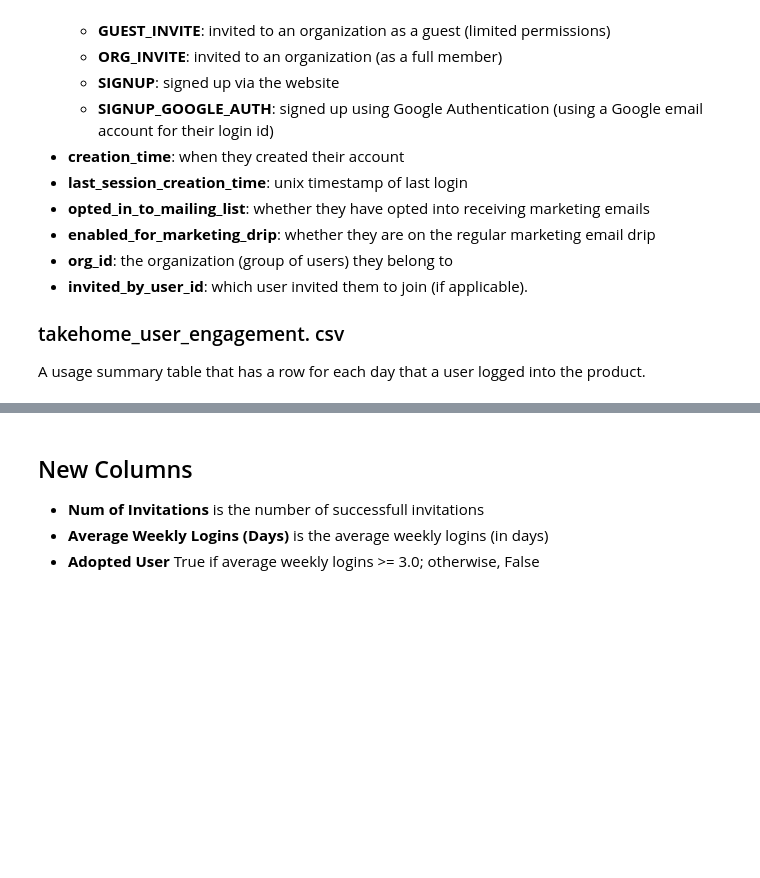
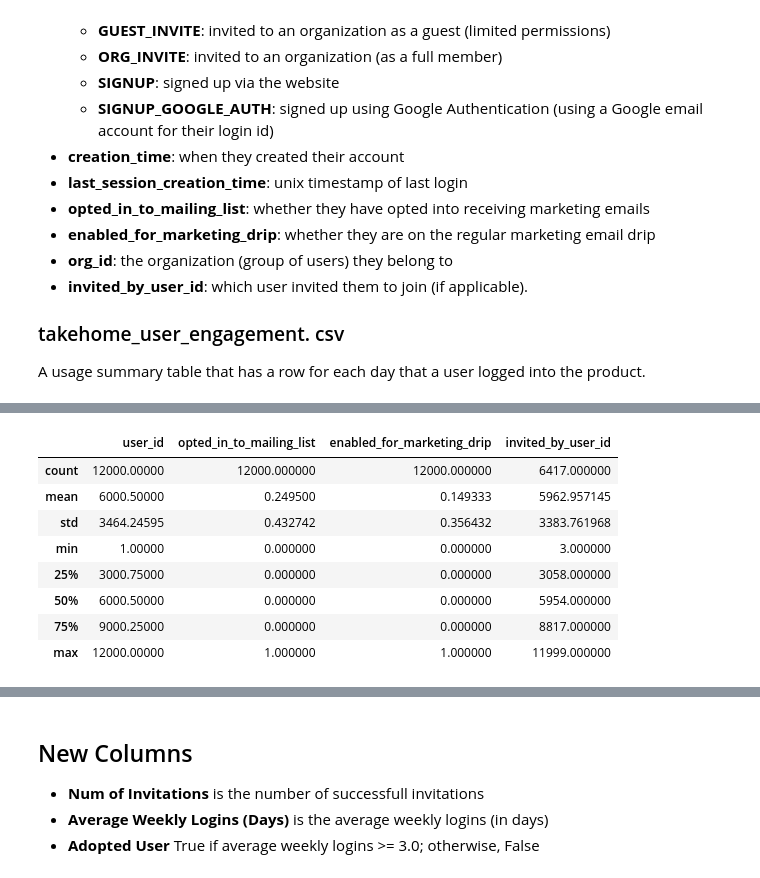
Before and after one commit to nphan20181/relax_data_challenge, a Jupyter notebook: relax_data_challenge.ipynb, the cells around one changed output, grey strips where cells are left out. Drawn from its saved outputs; the diff is of its cells as text; code cells hidden in the pictures; blank space fills up the shorter version.

```diff
--- a/relax_data_challenge.ipynb
+++ b/relax_data_challenge.ipynb
@@ -55,0 +82,12 @@ user_engagement.index = pd.to_datetime(user_engagement.index)      # convert ind
+# %%
+users.describe()
+# %% [output]
+|  | user_id | opted_in_to_mailing_list | enabled_for_marketing_drip | invited_by_user_id |
+| count | 12000.00000 | 12000.000000 | 12000.000000 | 6417.000000 |
+| mean | 6000.50000 | 0.249500 | 0.149333 | 5962.957145 |
+| std | 3464.24595 | 0.432742 | 0.356432 | 3383.761968 |
+| min | 1.00000 | 0.000000 | 0.000000 | 3.000000 |
+| 25% | 3000.75000 | 0.000000 | 0.000000 | 3058.000000 |
+| 50% | 6000.50000 | 0.000000 | 0.000000 | 5954.000000 |
+| 75% | 9000.25000 | 0.000000 | 0.000000 | 8817.000000 |
+| max | 12000.00000 | 1.000000 | 1.000000 | 11999.000000 |
```
Also changed, not shown: parts of 18 cells of this notebook.
